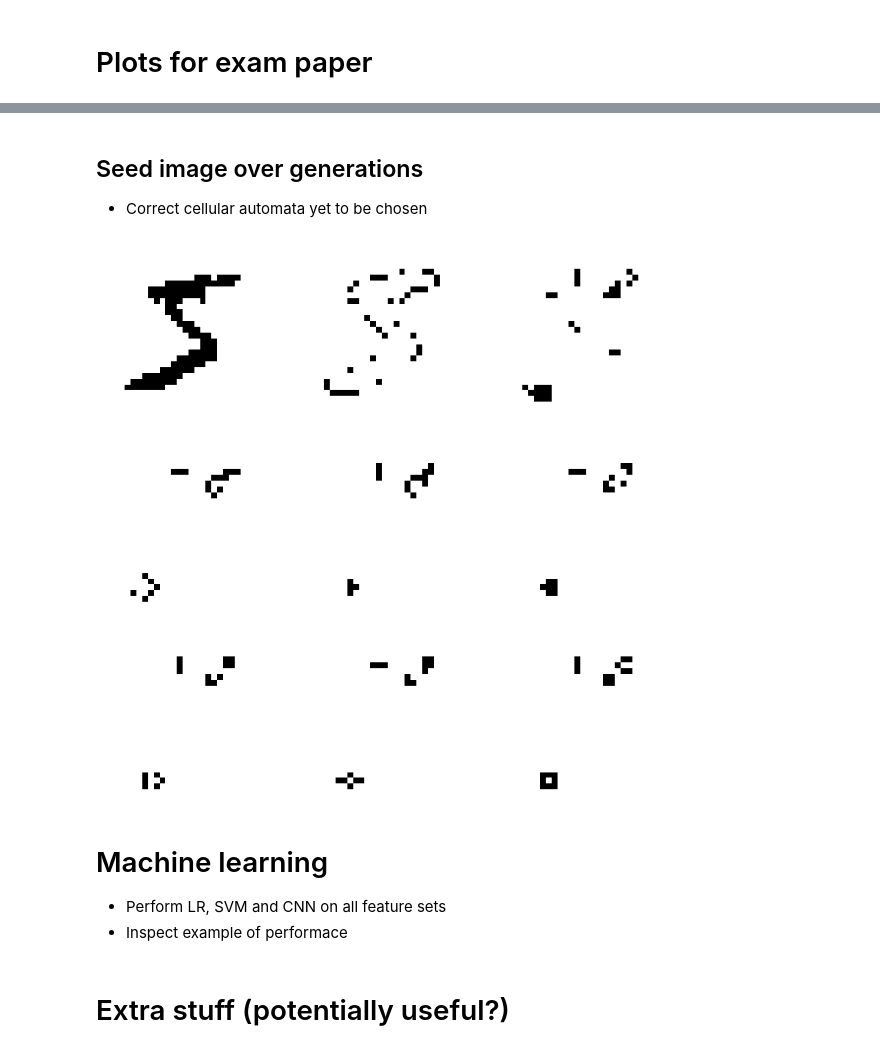
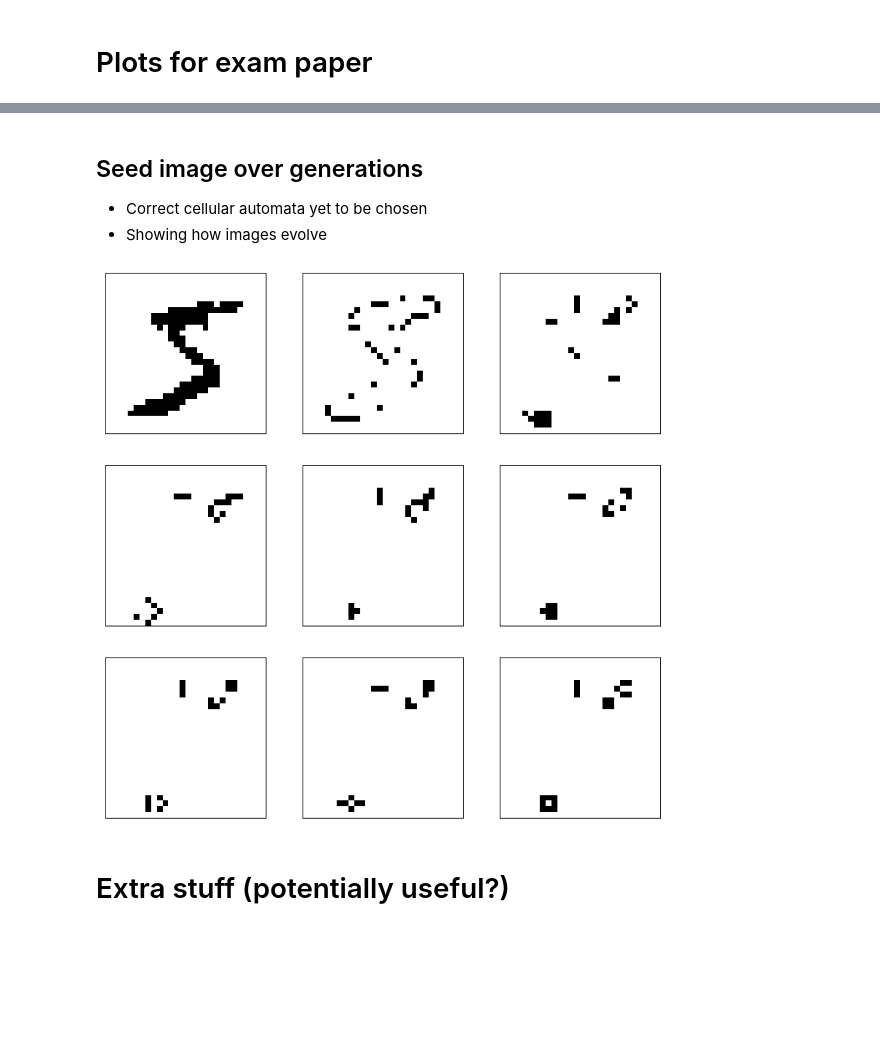
Before and after one commit to emiltj/data-science-exam-2022, a Jupyter notebook: scripts/ds.ipynb, the cells around one changed output, grey strips where cells are left out. Cells and saved outputs as stored; diff of their text form; code cells hidden in the pictures; blank space fills up the shorter version.

```diff
--- a/scripts/ds.ipynb
+++ b/scripts/ds.ipynb
@@ -102,24 +103,28 @@ plt.show()
 # %% [markdown]
 ## Seed image over generations
 * Correct cellular automata yet to be chosen
+* Showing how images evolve
 # %%
 img = make_binary(np.array(train_X[0], dtype=np.int32), 125)
 generations = GoL(img, 8)
 
 # Plot generations and save
 _, axs = plt.subplots(3, 3, figsize=(12, 12))
 axs = axs.flatten()
 for img, ax in zip(generations, axs):
     ax.imshow(img, cmap="gray_r")
-    ax.axis('off')
+    ax.axes.xaxis.set_ticklabels([]) # Remove ticklabels for both axes
+    ax.axes.yaxis.set_ticklabels([])
+    ax.set_xticks([]) # Remove ticks (minor and major) from both axes
+    ax.set_xticks([], minor=True)
+    ax.set_yticks([])
+    ax.set_yticks([], minor=True)
+    ax.patch.set_edgecolor('black') # Border around each subplot
+    ax.patch.set_linewidth('1')
 plt.savefig(os.path.join('output', 'generations_example.png'), transparent = True)
 plt.show()
 # %% [output]
-[figure, old version]
+[figure, new version]
-# %% [markdown]
-# Machine learning
-* Perform LR, SVM and CNN on all feature sets
-* Inspect example of performace
 # %% [markdown]
 # Extra stuff (potentially useful?)
 # %% [markdown]
```
Also changed, not shown: parts of 2 cells of this notebook.
